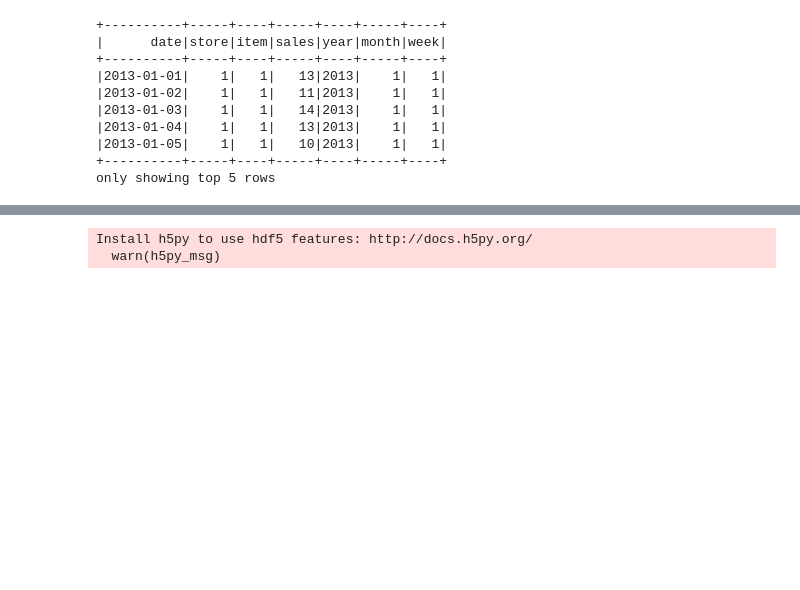
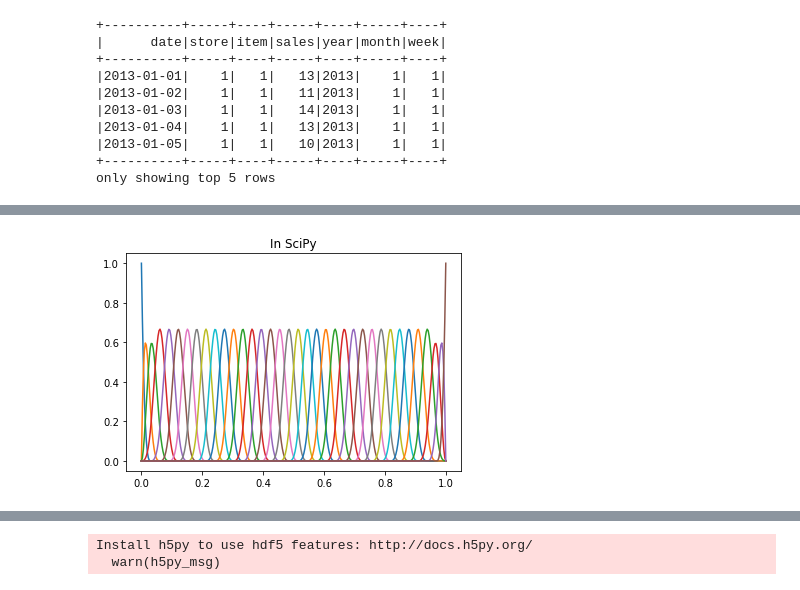
Before and after one commit to Hyosk5/ts_prediction, a Jupyter notebook: data_excercise.ipynb, the cells around one changed output, grey strips where cells are left out. Cells and saved outputs as stored; diff of their text form; code cells hidden in the pictures; blank space fills up the shorter version.

```diff
--- a/data_excercise.ipynb
+++ b/data_excercise.ipynb
@@ -152,0 +216,29 @@ for i in range(len(lst)):
+# %%
+# B-spline coefficent 계산을 위한 라이브러리 import
+import numpy as np
+from scipy.interpolate import BSpline
+import pyspark.sql.functions as F
+from pyspark.sql.types import *
+import matplotlib.pyplot as plt
+# B-Spline에 대한 UDF 생성
+#@F.udf(returnType=)
+def basis_bspline(cp_cnt, knots_cnt):
+    x = np.linspace(0, 1, cp_cnt) # 데이터 기간과 같은 time 공간 생성
+    these_knots = np.linspace(0,1,knots_cnt-2) # 나누고자 하는 knot의 갯수 만큼 생성
+    numpyknots = np.concatenate(([0,0,0],these_knots,[1,1,1])) # python BSpline은 앞뒤로 3개씩 knots를 무시하므로 추가
+    y_py = np.zeros((x.shape[0], knots_cnt))#len(these_knots)+2)) # B-Spline의 basis를 위한 numpy.array 생성(time공간 x knots갯수+2)
+    for i in range(len(these_knots)+2):
+        y_py[:,i] = BSpline(numpyknots, (np.arange(len(these_knots)+2)==i).astype(float), 3, extrapolate=False)(x) # time 특성에 따른 basis 생성 (time공간 x knots갯수+2)
+
+    plt.plot(x,y_py) # B-Spline basis plot
+    plt.title('In SciPy')
+
+    return y_py
+
+def cvt_bspline(basis):
+    return F.udf(lambda row: np.dot(np.dot(np.linalg.inv(np.dot(basis.T,basis)),basis.T),np.array(np.array(row)).T).T.tolist(), ArrayType(FloatType()))
+# %%
+basis = basis_bspline(312,36)
+st_si_week = st_si_week.withColumn('bs_fake_sales', cvt_bspline(basis) (F.col('scaled_fake_sales')))
+# %% [output]
+[figure, added]
```
Also changed, not shown: parts of 31 cells of this notebook, 3 other files.
